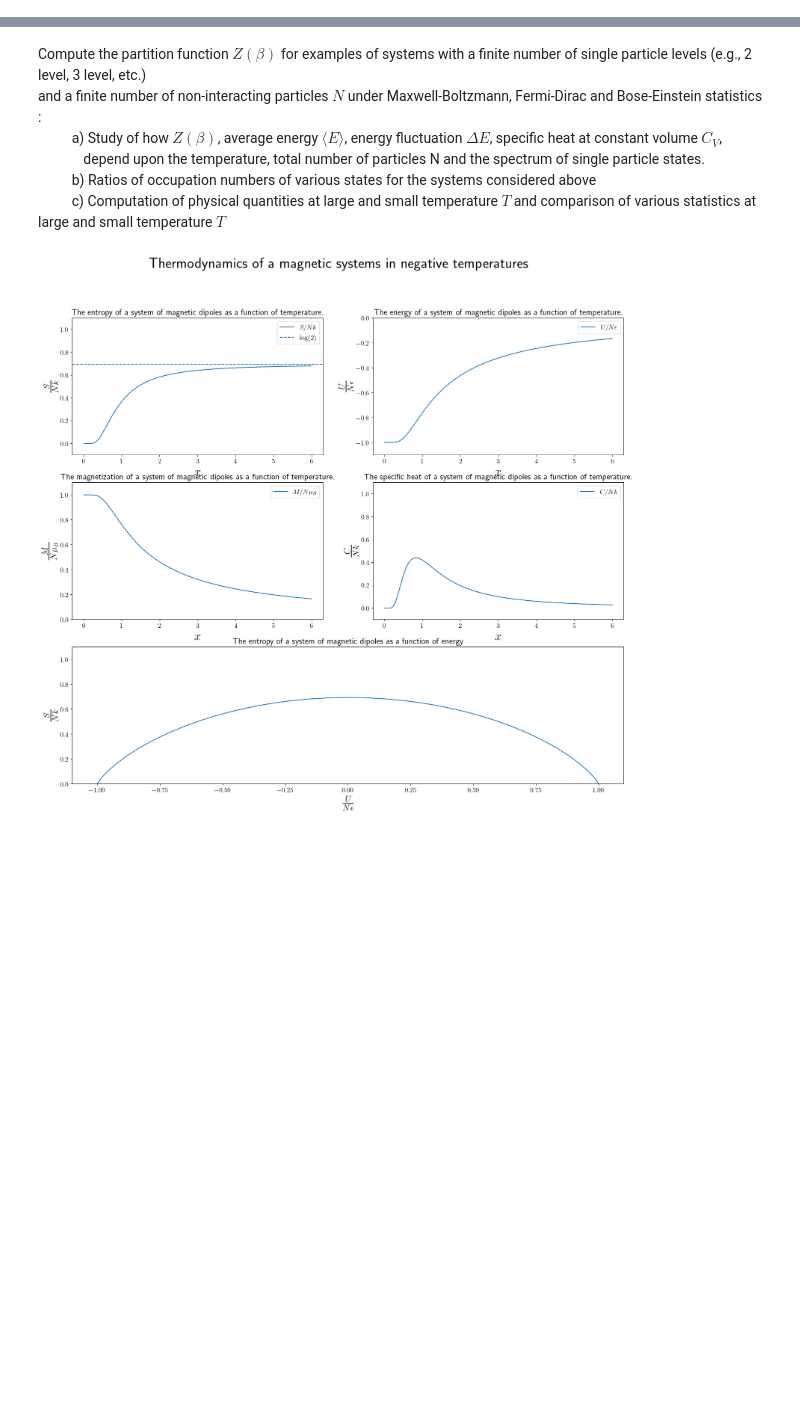
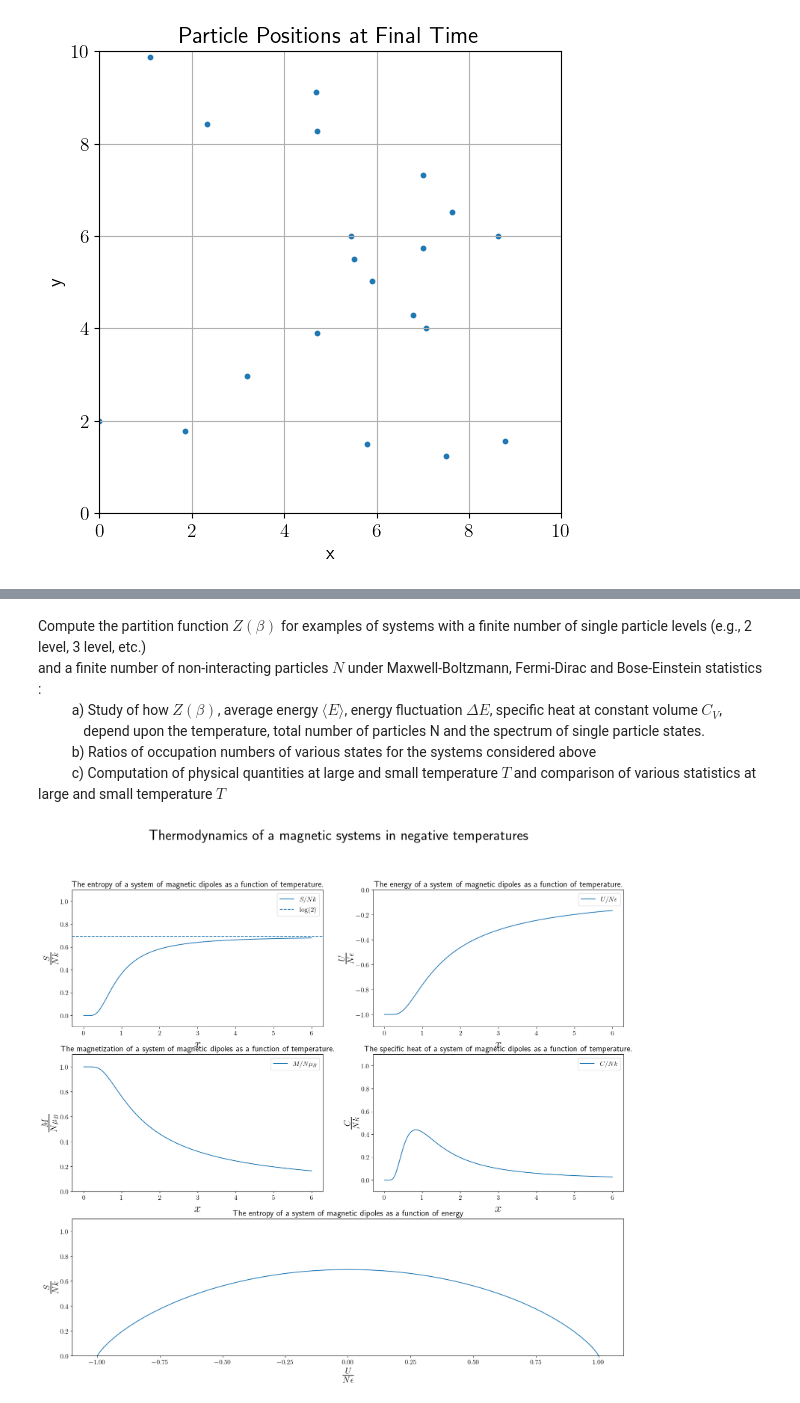
Before and after one commit to Chaks1603/Python-Assignments, a Jupyter notebook: Physics B.Sc/Statistical Mechanics .ipynb, the cells around one changed output, grey strips where cells are left out. Saved outputs shown, nothing was run; the diff lists cells and outputs as text; code cells hidden in the pictures; blank space fills up the shorter version.

```diff
--- a/Physics B.Sc/Statistical Mechanics .ipynb
+++ b/Physics B.Sc/Statistical Mechanics .ipynb
@@ -36,0 +268,60 @@ $g(r_k)=\frac{\langle N(r_k) \rangle }{N^{ideal}(r_k)}$
+# %%
+def initialize():
+    positions = np.random.rand(N, 2) * L
+    velocities = np.random.randn(N, 2)
+    velocities -= np.mean(velocities, axis=0)  # Zero total momentum
+    return positions, velocities
+
+def compute_forces(positions):
+    forces = np.zeros_like(positions)
+    for i in range(N):
+        for j in range(i+1, N):
+            rij = positions[i] - positions[j]
+            rij -= L * np.round(rij / L)  # Periodic BCs
+            r2 = np.dot(rij, rij)
+            if r2 < rcut**2:
+                inv_r2 = 1.0 / r2
+                inv_r6 = inv_r2**3
+                inv_r12 = inv_r6**2
+                f_scalar = 48 * epsilon * inv_r2 * (inv_r12 - 0.5 * inv_r6)
+                f_vec = f_scalar * rij
+                forces[i] += f_vec
+                forces[j] -= f_vec
+    return forces
+
+def velocity_verlet(positions, velocities):
+    traj = []
+    for step in range(steps):
+        forces = compute_forces(positions)
+        positions += velocities * dt + 0.5 * forces * dt**2 / mass
+        positions %= L  # Apply periodic BCs
+        new_forces = compute_forces(positions)
+        velocities += 0.5 * (forces + new_forces) * dt / mass
+
+        if step % 10 == 0:
+            traj.append(np.copy(positions))
+    return np.array(traj), positions, velocities
+
+N       = 100           # Number of particles
+L       = 10.0          # Box size (assume square box)
+dt      = 0.01          # Time step
+steps   = 1001          # Number of time steps
+mass    = 1.0
+epsilon = 1.0           # LJ depth
+sigma   = 1.0           # LJ distance scale
+rcut    = 2.5 * sigma   # Cutoff radius
+positions, velocities = initialize()
+trajectory, positions, velocities = velocity_verlet(positions, velocities)
+
+plt.figure(figsize=(6,6))
+plt.scatter(positions[:,0], positions[:,1], s=10)
+plt.xlim(0, L)
+plt.ylim(0, L)
+plt.title("Particle Positions at Final Time")
+plt.xlabel("x")
+plt.ylabel("y")
+plt.gca().set_aspect('equal')
+plt.grid(True)
+plt.show()
+# %% [output]
+[figure, added]
```
Also changed, not shown: parts of 6 cells of this notebook.
